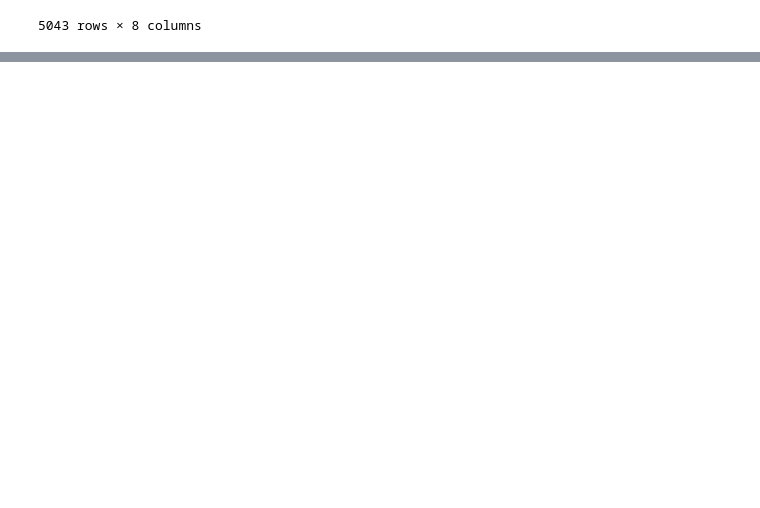
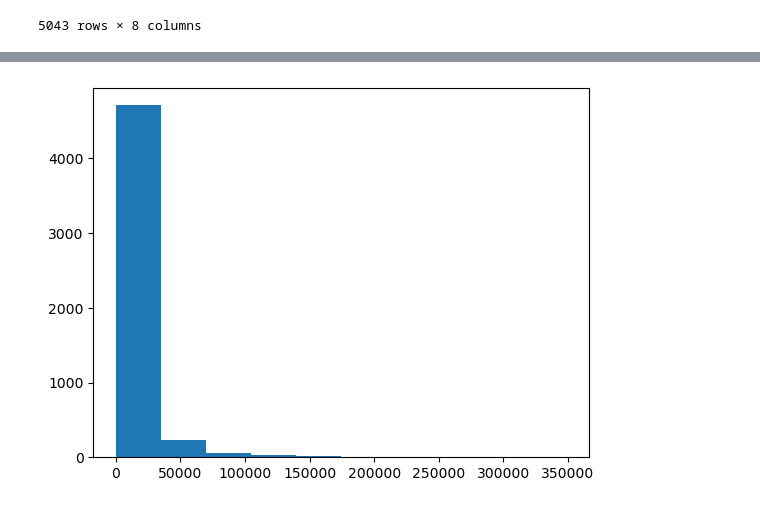
Before and after one commit to priteshsuthar247/Application-Development-Framework, a Jupyter notebook: 04.ipynb, the cells around one changed output, grey strips where cells are left out. Cells and saved outputs as stored; diff of their text form; code cells hidden in the pictures; blank space fills up the shorter version.

```diff
--- a/04.ipynb
+++ b/04.ipynb
@@ -123,0 +259,5 @@ dtype: int64
+# %%
+plt.hist(cleansedDataset['movie_facebook_likes'])
+plt.show()
+# %% [output]
+[figure, added]
```
Also changed, not shown: parts of 15 cells of this notebook.
